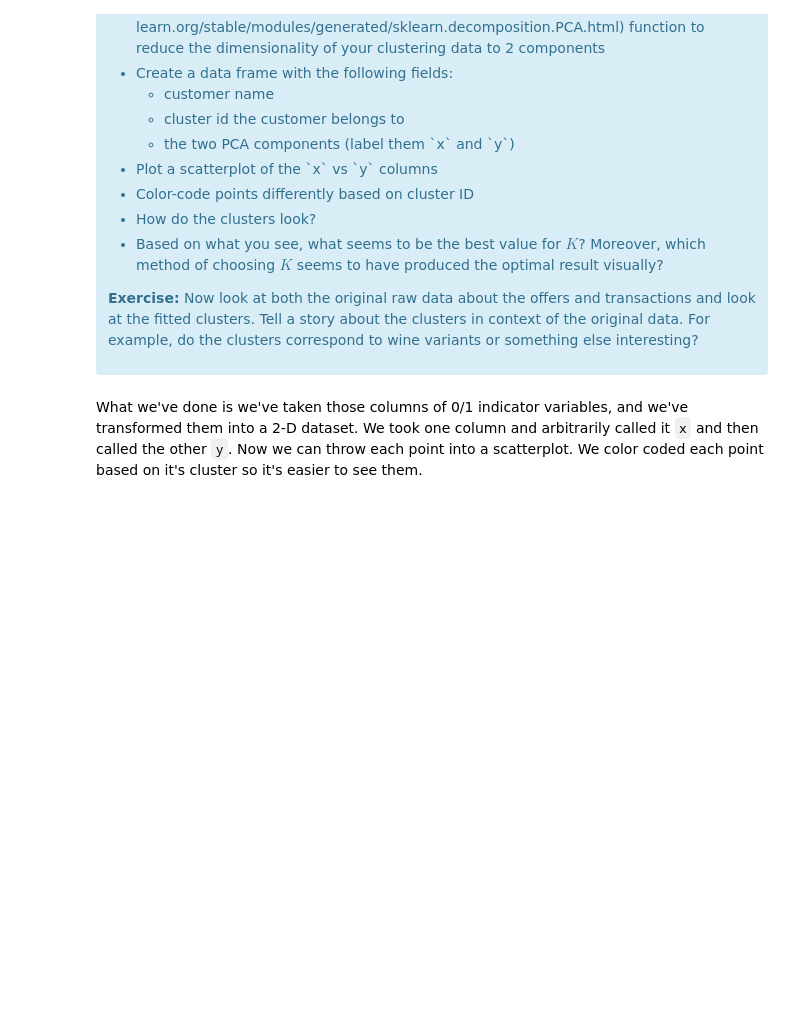
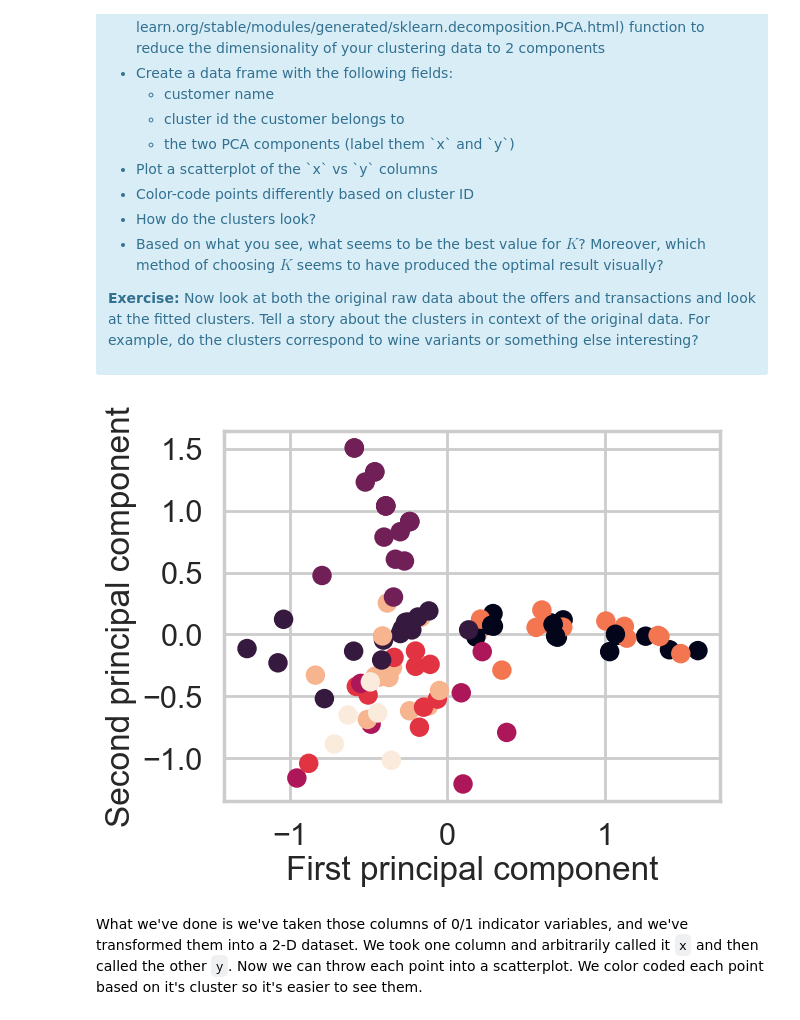
Before and after one commit to nhongphuc/Springboard, a Jupyter notebook: 1602764303_Clustering_Case_Study_updated_10_15_2020/Clustering Case Study - Customer Segmentation with K-Means - Tier 3.ipynb, the cells around one changed output. Drawn from its saved outputs; the diff is of its cells as text; code cells hidden in the pictures; blank space fills up the shorter version.

```diff
--- a/1602764303_Clustering_Case_Study_updated_10_15_2020/Clustering Case Study - Customer Segmentation with K-Means - Tier 3.ipynb
+++ b/1602764303_Clustering_Case_Study_updated_10_15_2020/Clustering Case Study - Customer Segmentation with K-Means - Tier 3.ipynb
@@ -398,3 +397,24 @@ This is only one use of PCA for dimension reduction. We can also use PCA when we
+# %%
+#your turn
+#First, we make the scatterplot with k = 8 clusters, which seems to be the optimal value of k.
+
+clusterer = KMeans(n_clusters = 8, random_state=5)
+clusterer.fit(x_cols)
+labels = clusterer.predict(x_cols)
+
+model = PCA(n_components = 2)
+pca_features = model.fit_transform(piv_tab)
+x = pca_features[:,0]
+y = pca_features[:,1]
+
+pca_df = pd.DataFrame({'customer_id': piv_tab.index, 'x': x, 'y': y, 'cluster_id': labels})
+
+plt.scatter(x, y, c=labels)
+plt.xlabel('First principal component')
+plt.ylabel('Second principal component')
+plt.show()
+# %% [output]
+[figure, added]
 # %% [markdown]
 What we've done is we've taken those columns of 0/1 indicator variables, and we've transformed them into a 2-D dataset. We took one column and arbitrarily called it `x` and then called the other `y`. Now we can throw each point into a scatterplot. We color coded each point based on it's cluster so it's easier to see them.
 # %% [markdown]
```
Also changed, not shown: parts of 10 cells of this notebook.
